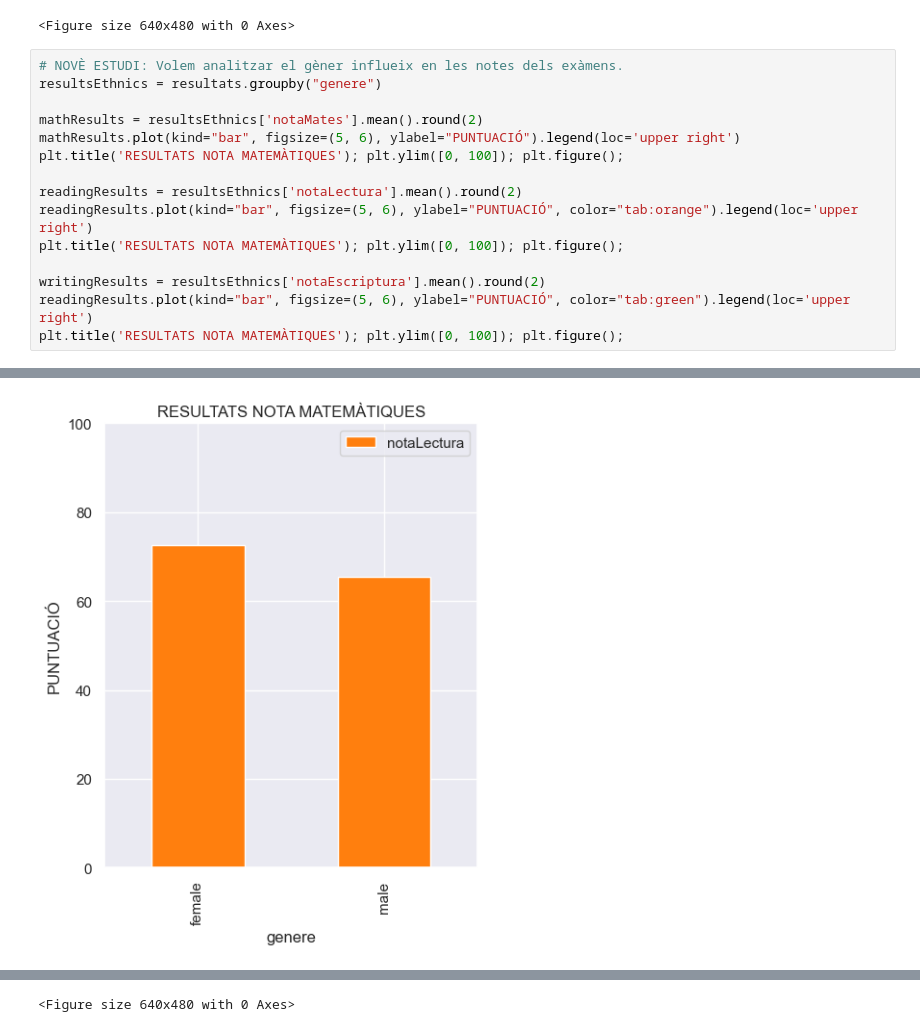
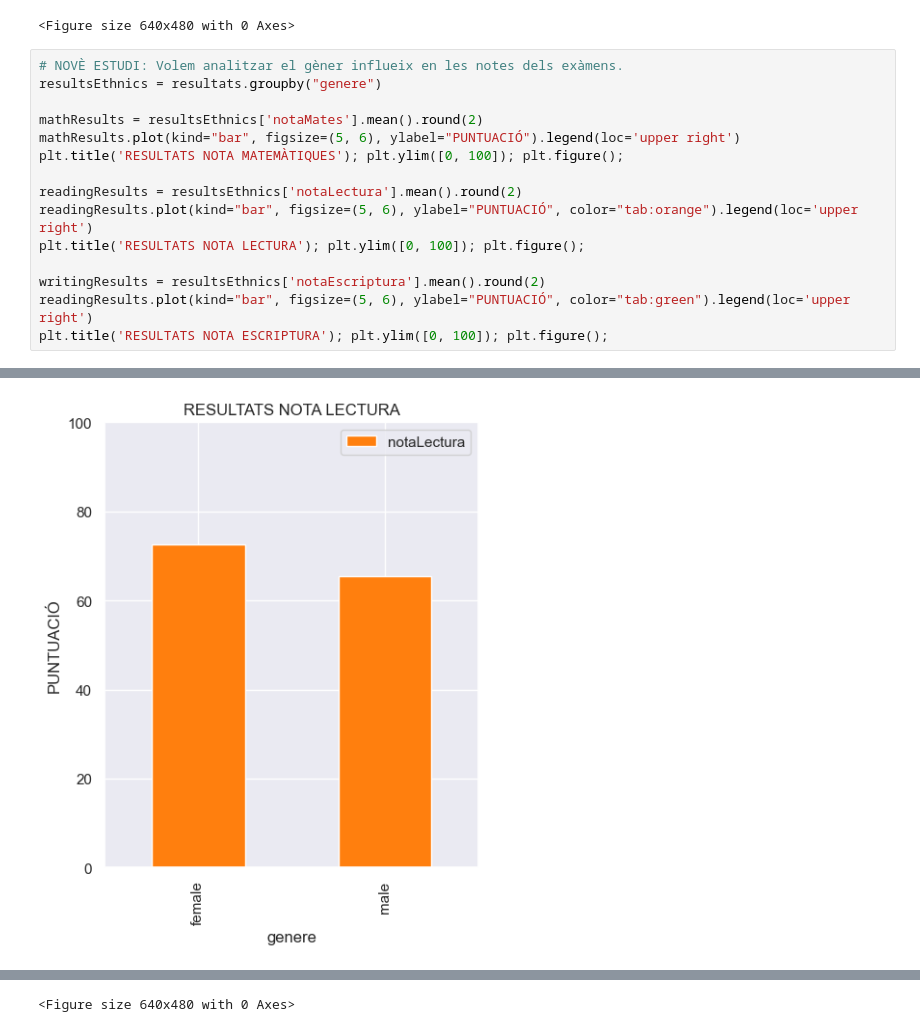
Before and after one commit to nicoguerin/bigdata, a Jupyter notebook: projecte_xavi_arechavala_nico_guerin.ipynb, the cells around one changed output, grey strips where cells are left out. Drawn from its saved outputs; the diff is of its cells as text.

```diff
--- a/projecte_xavi_arechavala_nico_guerin.ipynb
+++ b/projecte_xavi_arechavala_nico_guerin.ipynb
@@ -287,18 +287,18 @@ plt.title('RESULTATS NOTA ESCRIPTURA'); plt.ylim([0, 100]); plt.figure();
 # %%
 # NOVÈ ESTUDI: Volem analitzar el gèner influeix en les notes dels exàmens.
 resultsEthnics = resultats.groupby("genere")
 
 mathResults = resultsEthnics['notaMates'].mean().round(2)
 mathResults.plot(kind="bar", figsize=(5, 6), ylabel="PUNTUACIÓ").legend(loc='upper right')
 plt.title('RESULTATS NOTA MATEMÀTIQUES'); plt.ylim([0, 100]); plt.figure();
 
 readingResults = resultsEthnics['notaLectura'].mean().round(2)
 readingResults.plot(kind="bar", figsize=(5, 6), ylabel="PUNTUACIÓ", color="tab:orange").legend(loc='upper right')
-plt.title('RESULTATS NOTA MATEMÀTIQUES'); plt.ylim([0, 100]); plt.figure();
+plt.title('RESULTATS NOTA LECTURA'); plt.ylim([0, 100]); plt.figure();
 
 writingResults = resultsEthnics['notaEscriptura'].mean().round(2)
 readingResults.plot(kind="bar", figsize=(5, 6), ylabel="PUNTUACIÓ", color="tab:green").legend(loc='upper right')
-plt.title('RESULTATS NOTA MATEMÀTIQUES'); plt.ylim([0, 100]); plt.figure();
+plt.title('RESULTATS NOTA ESCRIPTURA'); plt.ylim([0, 100]); plt.figure();
 # %% [output]
 [figure]
-[figure, old version]
+[figure, new version]
```
Also changed, not shown: parts of 1 cell of this notebook.
